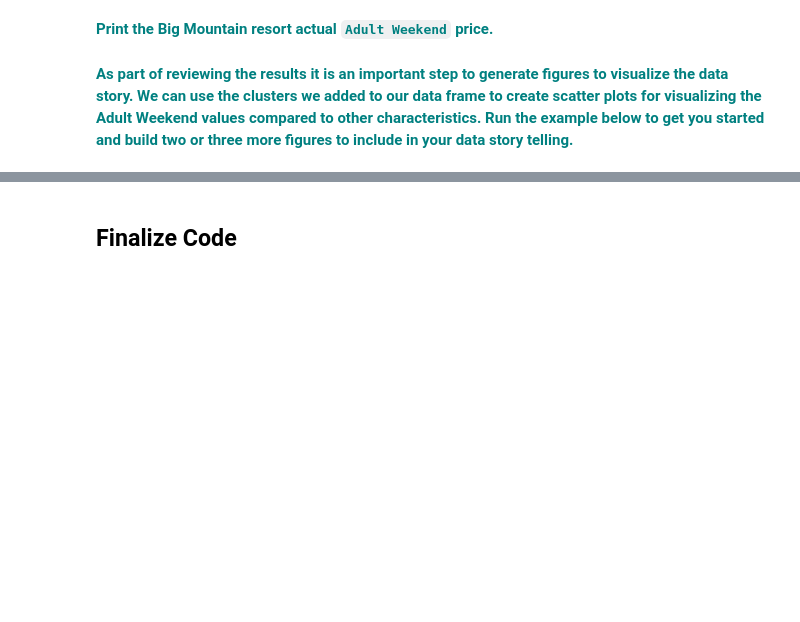
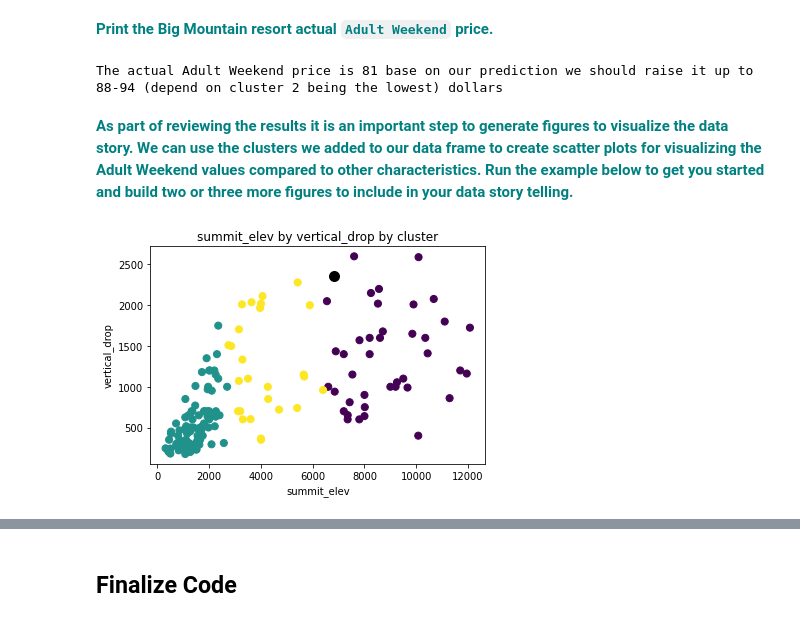
Before and after one commit to minglwu427/GuidedCapstone, a Jupyter notebook: Step 6 Documentation/GuidedCapstoneStep6HL.ipynb, the cells around one changed output, grey strips where cells are left out. Saved outputs shown, nothing was run; the diff lists cells and outputs as text; code cells hidden in the pictures; blank space fills up the shorter version.

```diff
--- a/Step 6 Documentation/GuidedCapstoneStep6HL.ipynb
+++ b/Step 6 Documentation/GuidedCapstoneStep6HL.ipynb
@@ -88,0 +79,4 @@ ski_data[ski_data['Name'].str.contains('Big Mountain')]
+# %%
+ski_data1 = pd.read_csv(one_level_up+ '\Step 2 Data Wrangling\step2_output.csv', index_col=0)
+big_mountain_orig = ski_data1[ski_data1['Name'].str.contains('Big Mountain')]
+ski_data1[ski_data1['Name'].str.contains('Big Mountain')]
@@ -113,11 +115,18 @@ big_mountain_wkend
 # %% [markdown]
 **<font color='teal'> Print the Big Mountain resort actual `Adult Weekend` price.</font>**
+# %%
+print('The actual Adult Weekend price is 81 base on our prediction we should raise it up to 88-94 (depend on cluster 2 being the lowest) dollars')
+# %% [output]
+The actual Adult Weekend price is 81 base on our prediction we should raise it up to 88-94 (depend on cluster 2 being the lowest) dollars
 # %% [markdown]
 **<font color='teal'> As part of reviewing the results it is an important step to generate figures to visualize the data story. We can use the clusters we added to our data frame to create scatter plots for visualizing the Adult Weekend values compared to other characteristics. Run the example below to get you started and build two or three more figures to include in your data story telling.</font>**
 # %%
-#plt.scatter(df['summit_elev'], df['vertical_drop'], c=df['clusters'], s=50, cmap='viridis', label ='clusters')
-#plt.scatter(ac['summit_elev'], ac['vertical_drop'], c='black', s=100)
-#plt.xlabel('summit_elev')
-#plt.ylabel('vertical_drop')
-#plt.title('summit_elev by vertical_drop by cluster')
-#plt.savefig('figures/fig1.png',bbox_inches='tight')
+plt.scatter(ski_data['summit_elev'], ski_data['vertical_drop'], c=ski_data['clusters'], s=50, cmap='viridis', label ='clusters')
+plt.scatter(big_mountain_orig['summit_elev'], big_mountain_orig['vertical_drop'], c='black', s=100)
+plt.xlabel('summit_elev')
+plt.ylabel('vertical_drop')
+plt.title('summit_elev by vertical_drop by cluster')
+#os.mkdir(one_level_up+ '//figures')
+plt.savefig(one_level_up +'/figures/fig1.png',bbox_inches='tight')
+# %% [output]
+[figure, added]
```
Also changed, not shown: parts of 11 cells of this notebook, 13 other files.
